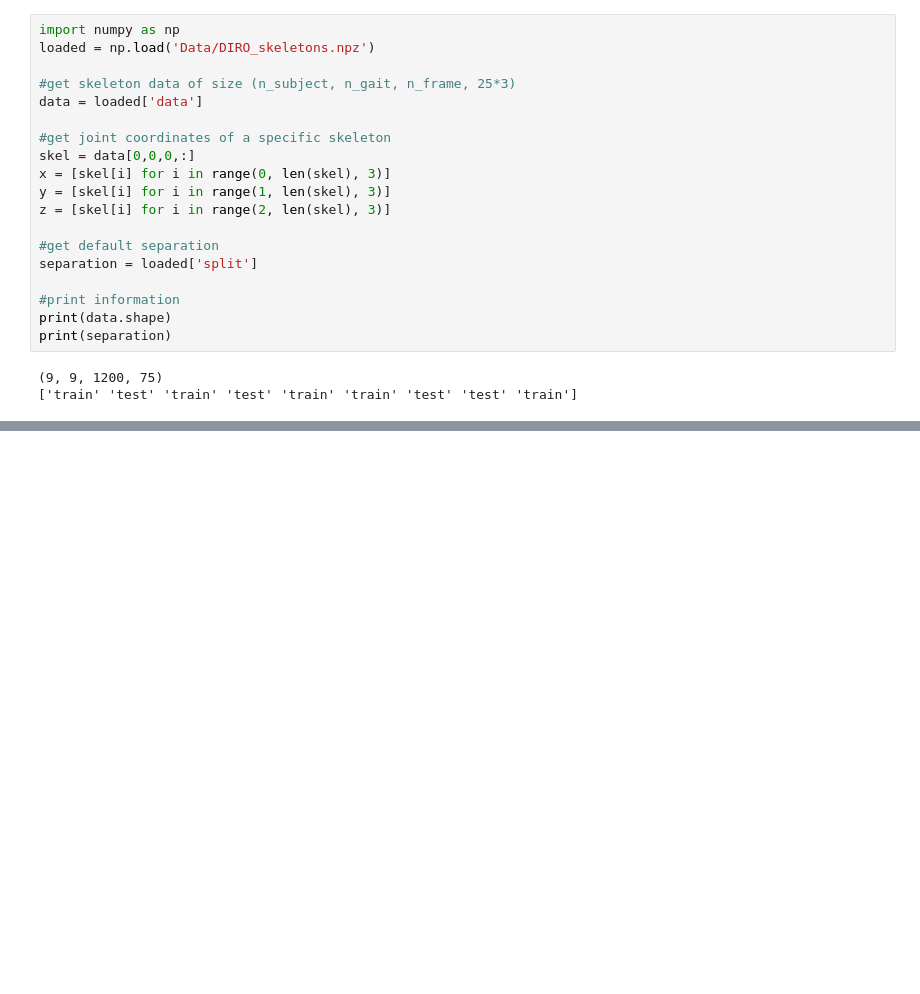
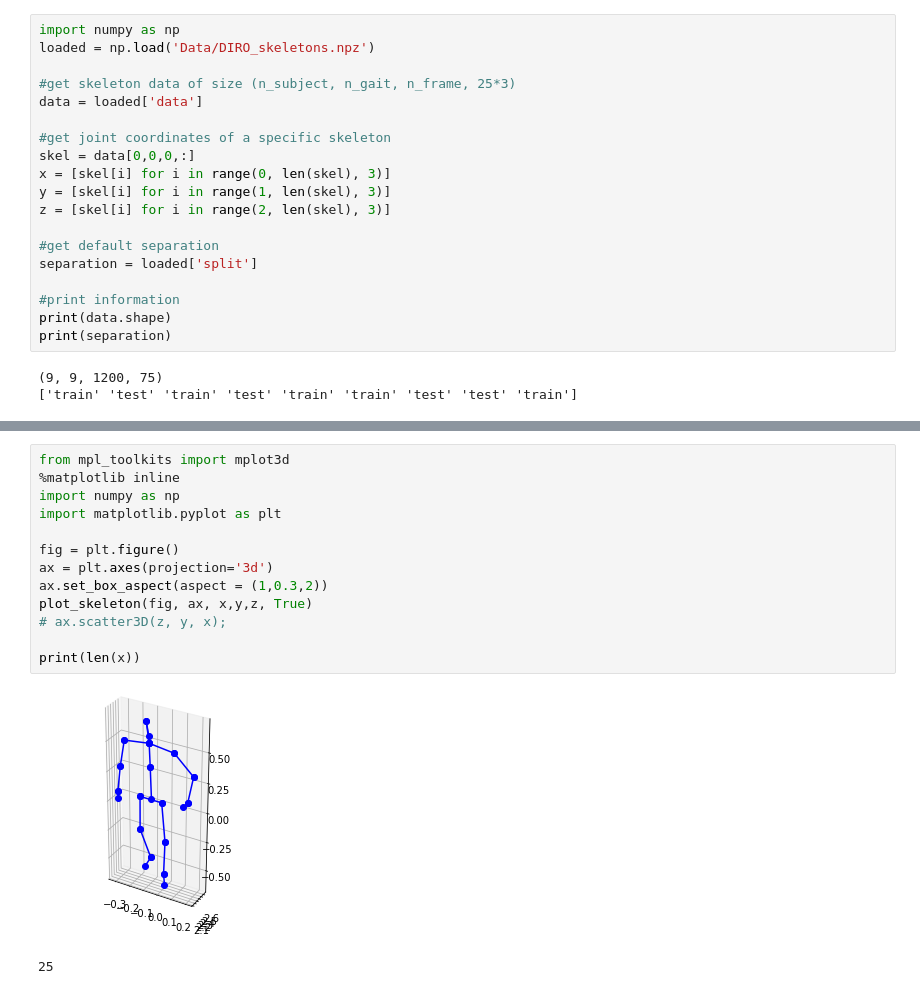
Before and after one commit to aditisspatil/music_driven_walk_cycle, a Jupyter notebook: gait.ipynb, the cells around one changed output, grey strips where cells are left out. Drawn from its saved outputs; the diff is of its cells as text; blank space fills up the shorter version.

```diff
--- a/gait.ipynb
+++ b/gait.ipynb
@@ -79,0 +82,16 @@ plot_skeleton(x,y,z)
+# %%
+from mpl_toolkits import mplot3d
+%matplotlib inline
+import numpy as np
+import matplotlib.pyplot as plt
+
+fig = plt.figure()
+ax = plt.axes(projection='3d')
+ax.set_box_aspect(aspect = (1,0.3,2))
+plot_skeleton(fig, ax, x,y,z, True)
+# ax.scatter3D(z, y, x);
+
+print(len(x))
+# %% [output]
+[figure, added]
+25
```
Also changed, not shown: parts of 8 cells of this notebook, 2 other files.
